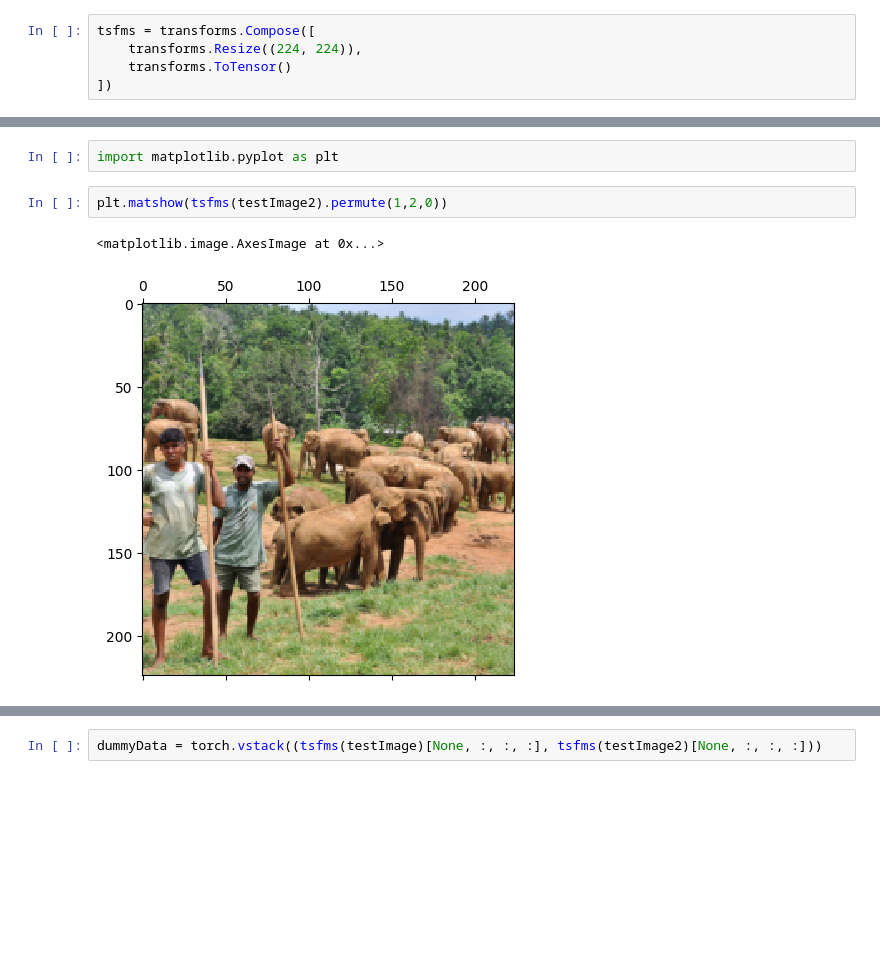
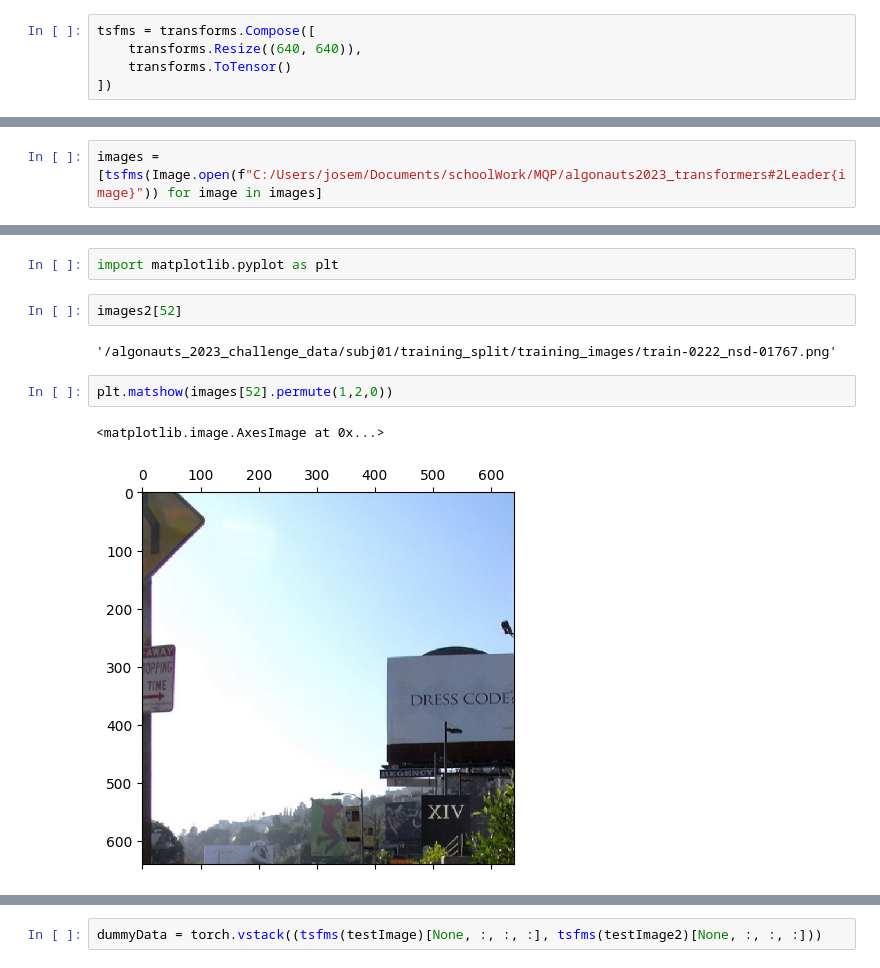
Before and after one commit to physicalfrog4/Brain-Scans-MPQ, a Jupyter notebook: gradCam/yoloTest.ipynb, the cells around one changed output, grey strips where cells are left out. Cells and saved outputs as stored; diff of their text form; blank space fills up the shorter version.

```diff
--- a/gradCam/yoloTest.ipynb
+++ b/gradCam/yoloTest.ipynb
@@ -36,5 +47,5 @@ testImage2 = Image.open("C:/Users/josem/Documents/schoolWork/MQP/algonauts2023_t
 # %%
 tsfms = transforms.Compose([
-    transforms.Resize((224, 224)),
+    transforms.Resize((640, 640)),
     transforms.ToTensor()
 ])
@@ -40,0 +183,2 @@ tsfms = transforms.Compose([
+# %%
+images = [tsfms(Image.open(f"C:/Users/josem/Documents/schoolWork/MQP/algonauts2023_transformers#2Leader{image}")) for image in images]
@@ -41,7 +369,11 @@ tsfms = transforms.Compose([
 # %%
 import matplotlib.pyplot as plt
+# %%
+images2[52]
+# %% [output]
+'/algonauts_2023_challenge_data/subj01/training_split/training_images/train-0222_nsd-01767.png'
 # %%
-plt.matshow(tsfms(testImage2).permute(1,2,0))
+plt.matshow(images[52].permute(1,2,0))
 # %% [output]
 <matplotlib.image.AxesImage at 0x...>
-[figure, old version]
+[figure, new version]
```
Also changed, not shown: parts of 13 cells of this notebook, 1 other file.
